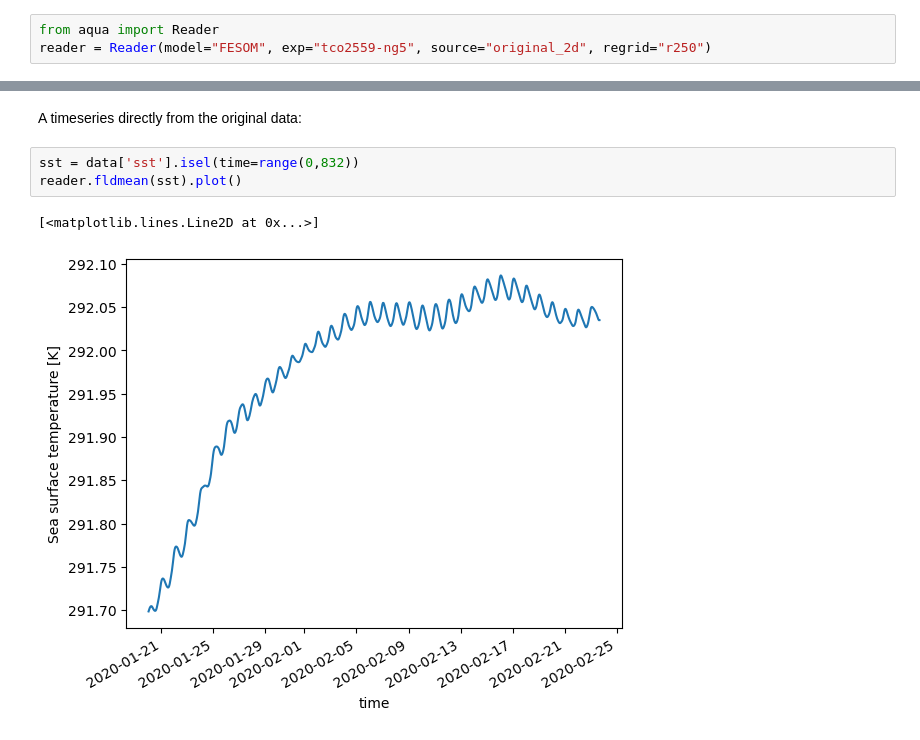
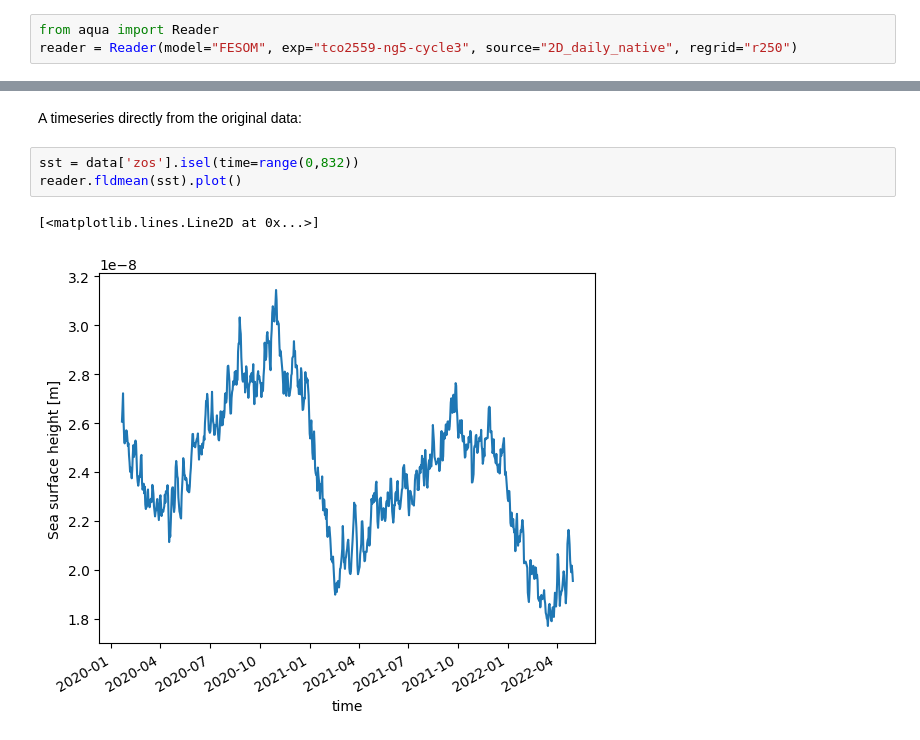
Before and after one commit to Predictia/AQUA, a Jupyter notebook: notebooks/reader/fldmean.ipynb, the cells around one changed output, grey strips where cells are left out. Cells and saved outputs as stored; diff of their text form.

```diff
--- a/notebooks/reader/fldmean.ipynb
+++ b/notebooks/reader/fldmean.ipynb
@@ -140,4 +115,4 @@ global_mean_r.plot()
 ### Example 5: Original FESOM data - further interpolation
 # %%
 from aqua import Reader
-reader = Reader(model="FESOM", exp="tco2559-ng5", source="original_2d", regrid="r250")
+reader = Reader(model="FESOM", exp="tco2559-ng5-cycle3", source="2D_daily_native", regrid="r250")
@@ -152,8 +141,8 @@ reader.regrid(data['ci'])[1,:,:].plot()
 # %% [markdown]
 A timeseries directly from the original data:
 # %%
-sst = data['sst'].isel(time=range(0,832))
+sst = data['zos'].isel(time=range(0,832))
 reader.fldmean(sst).plot()
 # %% [output]
 [<matplotlib.lines.Line2D at 0x...>]
-[figure, old version]
+[figure, new version]
```
Also changed, not shown: parts of 16 cells of this notebook, 4 other files.
